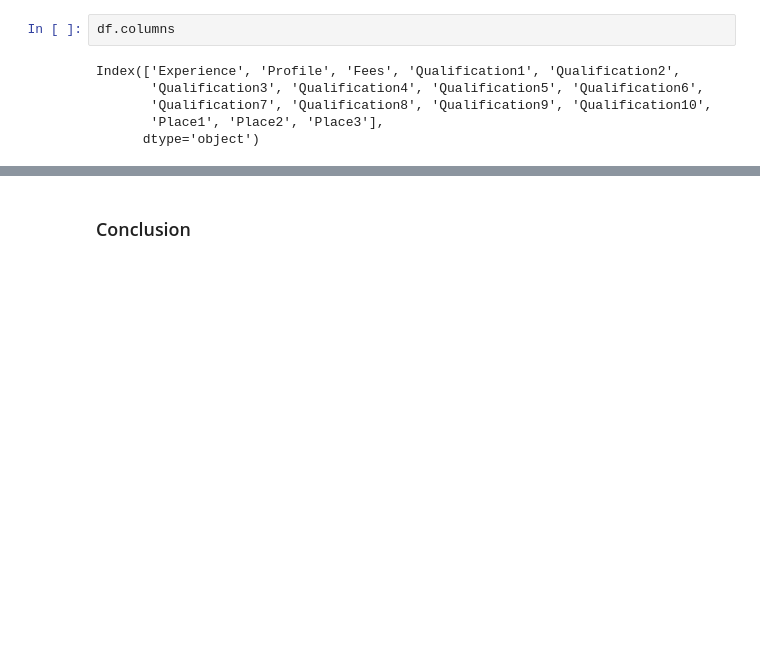
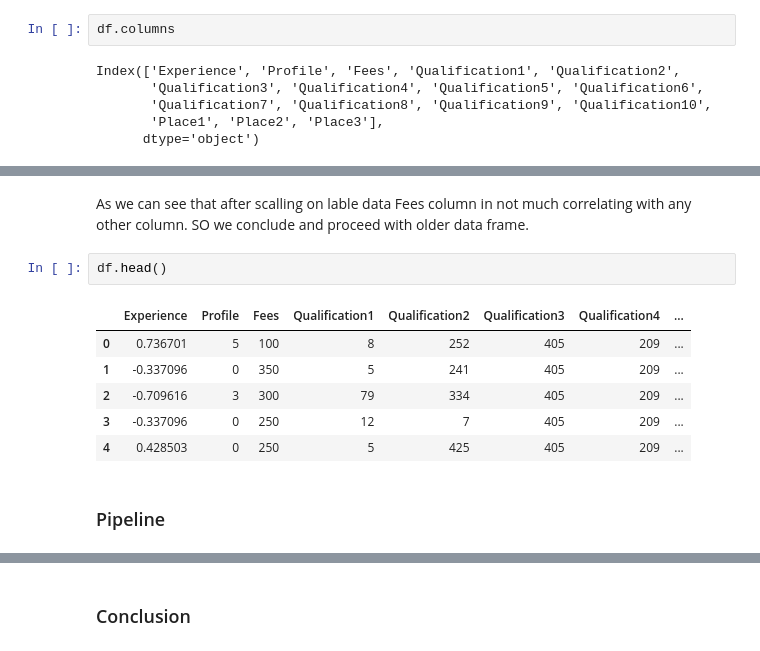
Before and after one commit to p18888/My-MachineLearning-Blogs, a Jupyter notebook: BLOG 1.ipynb, the cells around one changed output, grey strips where cells are left out. Saved outputs shown, nothing was run; the diff lists cells and outputs as text; blank space fills up the shorter version.

```diff
--- a/BLOG 1.ipynb
+++ b/BLOG 1.ipynb
@@ -432,0 +450,14 @@ sns.heatmap(data_frame.corr(),annot=True,fmt='0.2%',linewidths=0.2)
+# %% [markdown]
+As we can see that after scalling on lable data Fees column in not much correlating with any other column.
+SO we conclude and proceed with older data frame.
+# %%
+df.head()
+# %% [output]
+|  | Experience | Profile | Fees | Qualification1 | Qualification2 | Qualification3 | Qualification4 | ... |
+| 0 | 0.736701 | 5 | 100 | 8 | 252 | 405 | 209 | ... |
+| 1 | -0.337096 | 0 | 350 | 5 | 241 | 405 | 209 | ... |
+| 2 | -0.709616 | 3 | 300 | 79 | 334 | 405 | 209 | ... |
+| 3 | -0.337096 | 0 | 250 | 12 | 7 | 405 | 209 | ... |
+| 4 | 0.428503 | 0 | 250 | 5 | 425 | 405 | 209 | ... |
+# %% [markdown]
+### Pipeline
```
Also changed, not shown: parts of 19 cells of this notebook.
